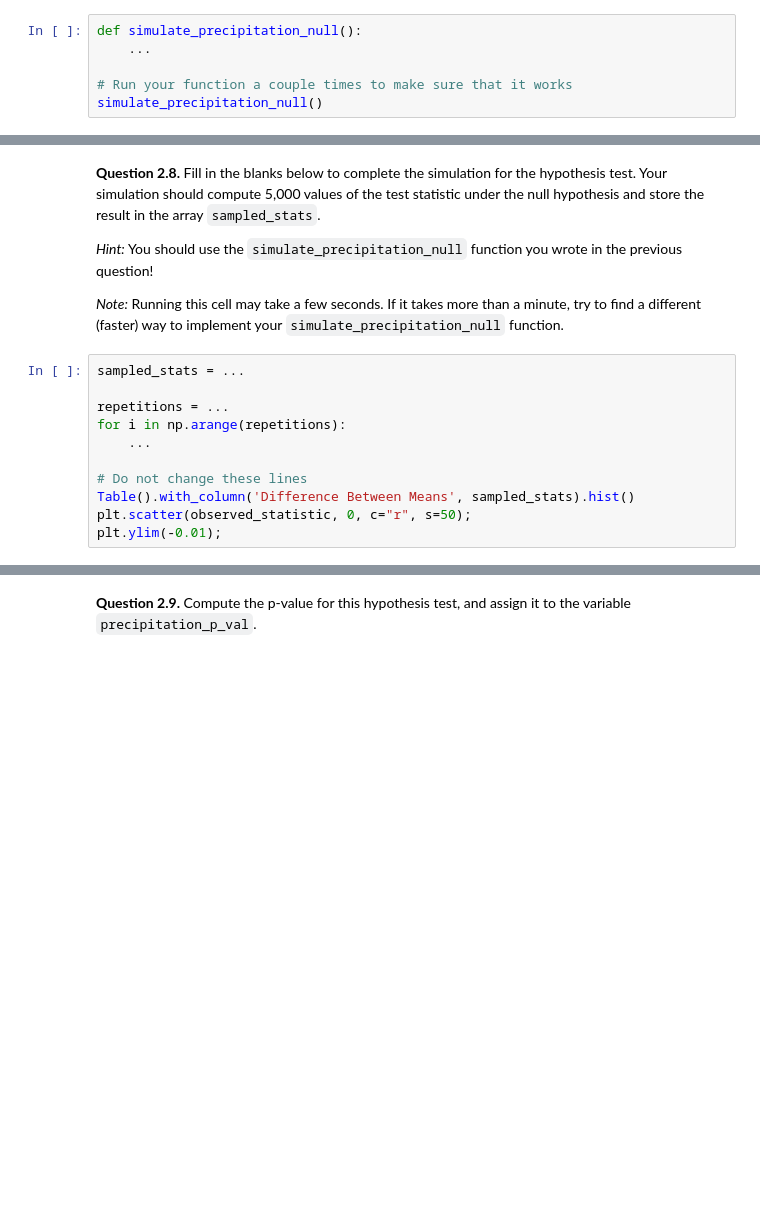
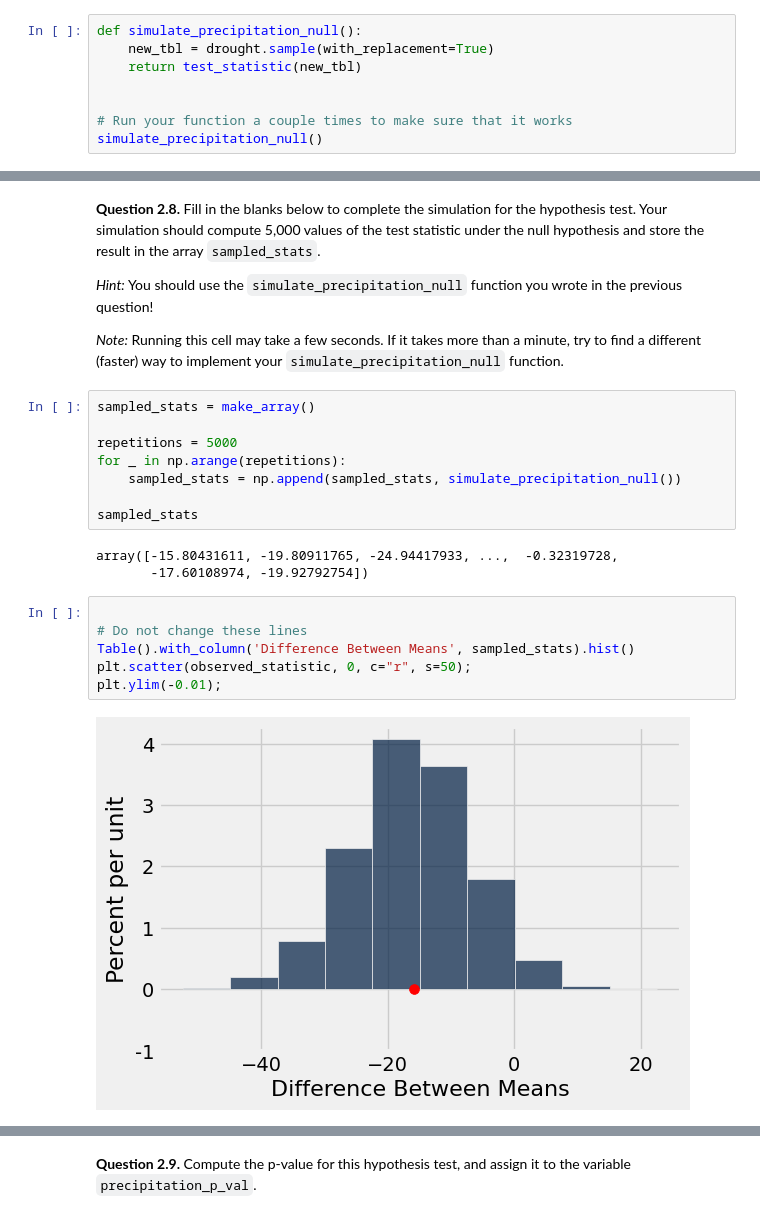
Before and after one commit to YeHuodeShenMing/DS-8, a Jupyter notebook: materials/sp23/project/project2/project2.ipynb, the cells around one changed output, grey strips where cells are left out. Drawn from its saved outputs; the diff is of its cells as text; blank space fills up the shorter version.

```diff
--- a/materials/sp23/project/project2/project2.ipynb
+++ b/materials/sp23/project/project2/project2.ipynb
@@ -920,7 +924,9 @@ points:
 -->
 # %%
 def simulate_precipitation_null():
-    ...
+    new_tbl = drought.sample(with_replacement=True)
+    return test_statistic(new_tbl)
+
 
 # Run your function a couple times to make sure that it works
 simulate_precipitation_null()
@@ -943,16 +953,24 @@ points:
  - 2
  - 2
 -->
+# %%
+sampled_stats = make_array()
+
+repetitions = 5000
+for _ in np.arange(repetitions):
+    sampled_stats = np.append(sampled_stats, simulate_precipitation_null())
+
+sampled_stats
+# %% [output]
+array([-15.80431611, -19.80911765, -24.94417933, ...,  -0.32319728,
+       -17.60108974, -19.92792754])
 # %%
-sampled_stats = ...
-
-repetitions = ...
-for i in np.arange(repetitions):
-    ...
 
 # Do not change these lines
 Table().with_column('Difference Between Means', sampled_stats).hist()
 plt.scatter(observed_statistic, 0, c="r", s=50);
 plt.ylim(-0.01);
+# %% [output]
+[figure, added]
 # %%
 grader.check("q2_8")
```
Also changed, not shown: parts of 10 cells of this notebook, 2 other files.
